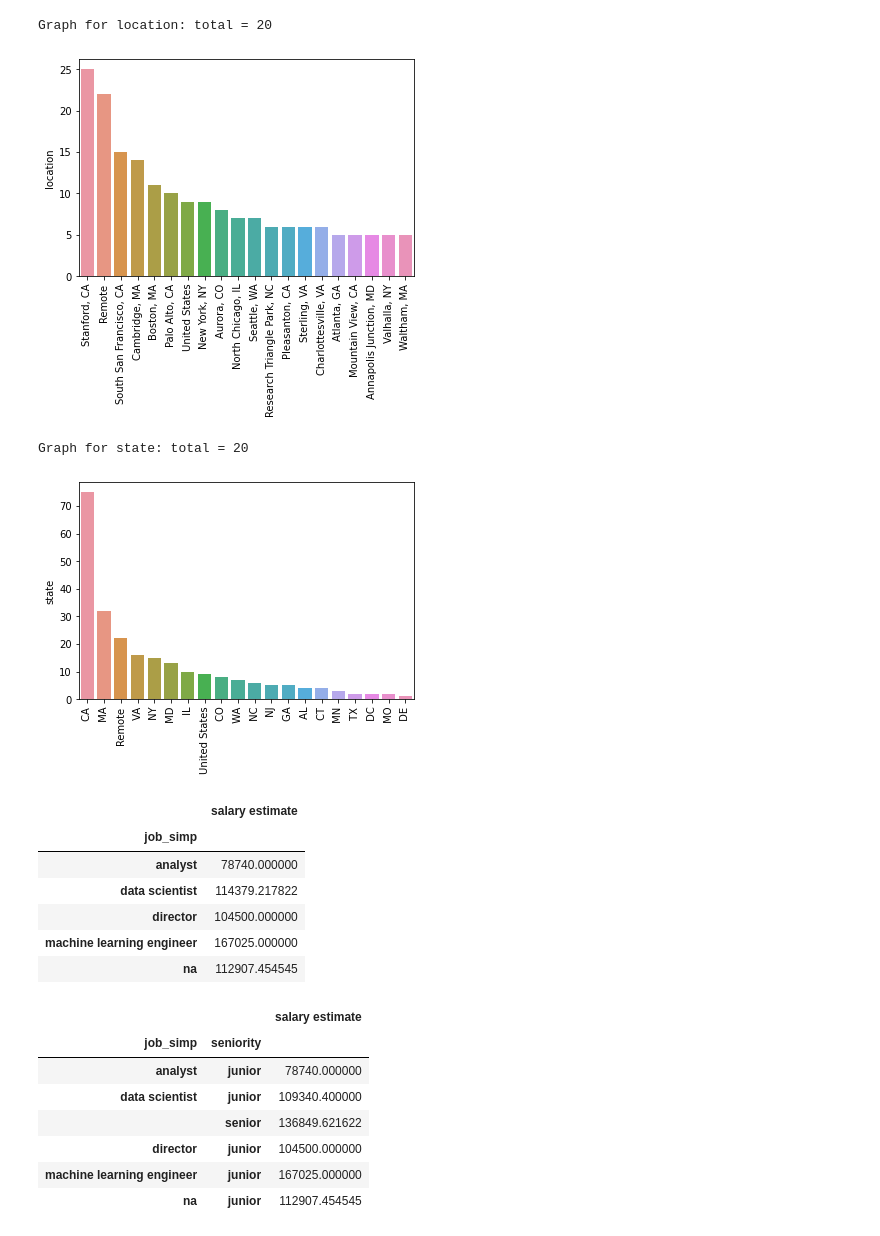
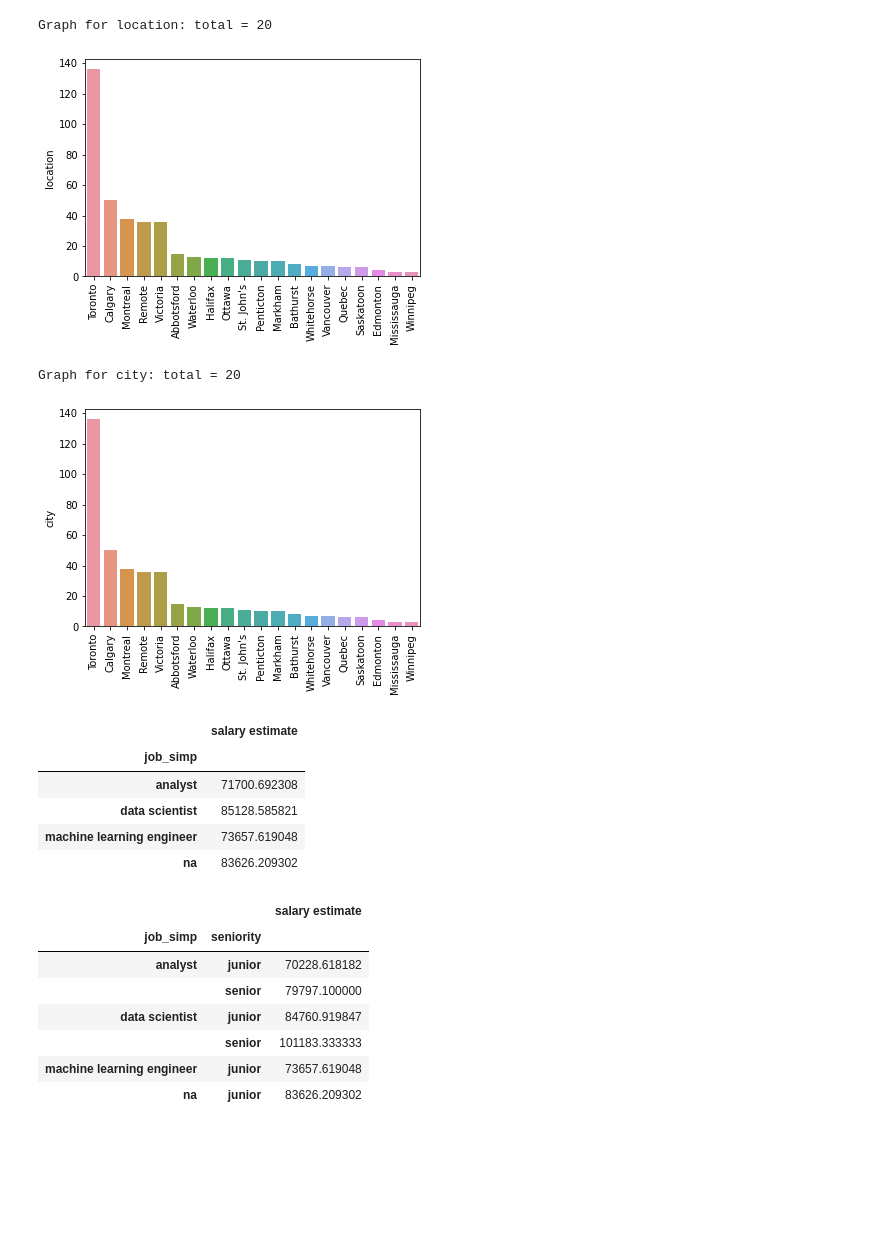
Before and after one commit to Mausoleoo/Salary_Prediction, a Jupyter notebook: Data EDA.ipynb, the cells around one changed output. Saved outputs shown, nothing was run; the diff lists cells and outputs as text; code cells hidden in the pictures; blank space fills up the shorter version.

Commit message:
This is for the data_EDA branch. Data EDA changed with Canada data and CSV Canada cleaned added

```diff
--- a/Data EDA.ipynb
+++ b/Data EDA.ipynb
@@ -3,7 +3,7 @@ import pandas as pd
 import matplotlib.pyplot as plt
 import seaborn as sns
 # %%
-df = pd.read_csv('data scientist cleaned.csv')
+df = pd.read_csv("data scientist Canada cleaned.csv")
 # %%
 df.head()
 # %% [output]
@@ -74,7 +74,7 @@ Index(['company', 'job title', 'location', 'job description',
        'pytorch_needed', 'hadoop_needed', 'job_simp', 'seniority'],
       dtype='object')
 # %%
-df_cat = df[['location','company_size','company_type', 'company_sector', 'company_industry', 'company_revenue','job_simp', 'seniority', 'rating','state', 'age', 'python_needed', 'sas_needed',
+df_cat = df[['location','company_size','company_type', 'company_sector', 'company_industry', 'company_revenue','job_simp', 'seniority', 'rating','city', 'age', 'python_needed', 'sas_needed',
        'tableau_needed', 'matlab_needed', 'spark_needed', 'tensorflow_needed',
        'pytorch_needed', 'hadoop_needed']]
 # %%
@@ -100,35 +100,34 @@ Graph for company_revenue: total = 10
 ... (26 outputs left out)
 # %%
-for i in df_cat[['location', 'state']].columns:
+for i in df_cat[['location', 'city']].columns:
     cat_num = df_cat[i].value_counts()[:20]
     print("Graph for %s: total = %d" % (i, len(cat_num)))
     chart = sns.barplot(x=cat_num.index, y=cat_num)
     chart.set_xticklabels(chart.get_xticklabels(), rotation = 90)
     plt.show()
 # %% [output]
 Graph for location: total = 20
-[figure, old version]
+[figure, new version]
-Graph for state: total = 20
+Graph for city: total = 20
-[figure, old version]
+[figure, new version]
 # %%
 pd.pivot_table(df, index = 'job_simp', values = 'salary estimate')
 # %% [output]
 |  | salary estimate |
 | job_simp |  |
-| analyst | 78740.000000 |
-| data scientist | 114379.217822 |
-| director | 104500.000000 |
-| machine learning engineer | 167025.000000 |
-| na | 112907.454545 |
+| analyst | 71700.692308 |
+| data scientist | 85128.585821 |
+| machine learning engineer | 73657.619048 |
+| na | 83626.209302 |
 # %%
 pd.pivot_table(df, index = ['job_simp', 'seniority'] , values = 'salary estimate')
 # %% [output]
 |  |  | salary estimate |
 | job_simp | seniority |  |
-| analyst | junior | 78740.000000 |
-| data scientist | junior | 109340.400000 |
-|  | senior | 136849.621622 |
-| director | junior | 104500.000000 |
-| machine learning engineer | junior | 167025.000000 |
-| na | junior | 112907.454545 |
+| analyst | junior | 70228.618182 |
+|  | senior | 79797.100000 |
+| data scientist | junior | 84760.919847 |
+|  | senior | 101183.333333 |
+| machine learning engineer | junior | 73657.619048 |
+| na | junior | 83626.209302 |
 # %%
```
Also changed, not shown: parts of 17 cells of this notebook, 1 other file.
